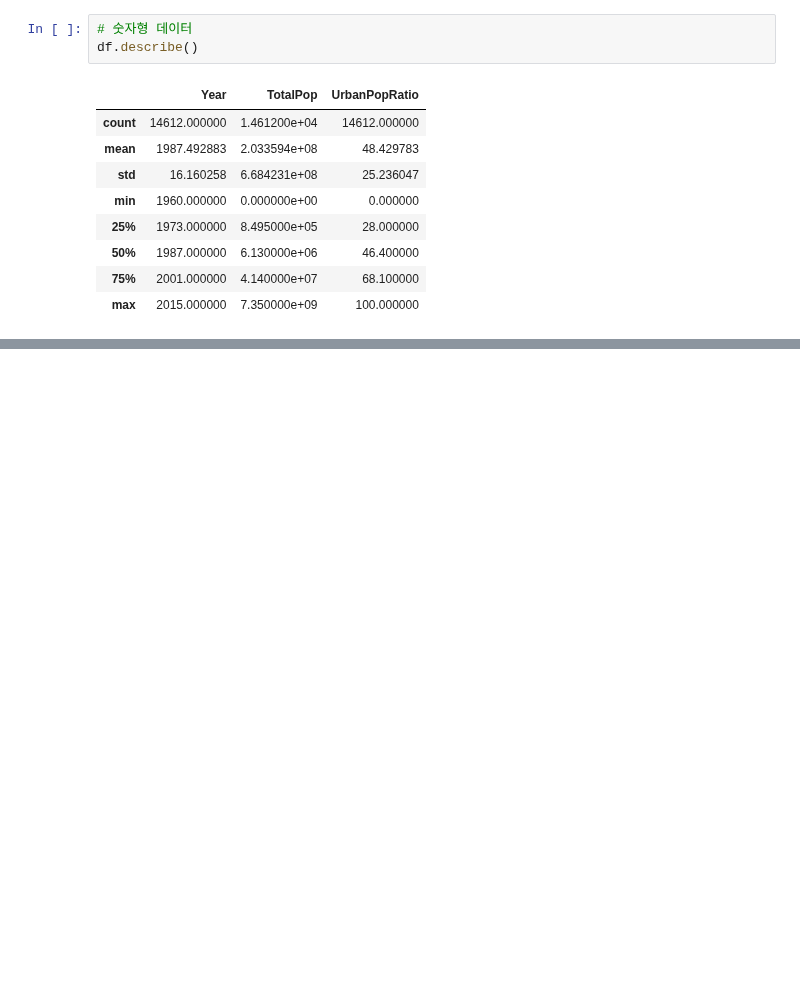
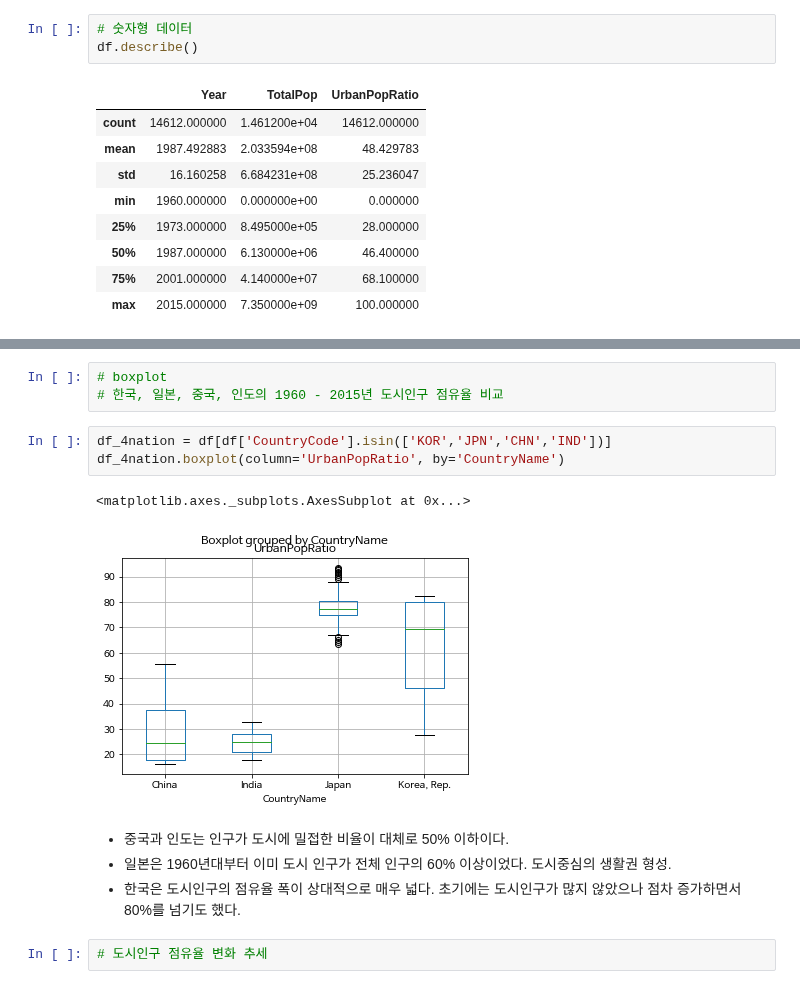
Before and after one commit to woosa7/PythonDataAnalytics, a Jupyter notebook: pystudy/DataCamp12.ipynb, the cells around one changed output, grey strips where cells are left out. Saved outputs shown, nothing was run; the diff lists cells and outputs as text; blank space fills up the shorter version.

```diff
--- a/pystudy/DataCamp12.ipynb
+++ b/pystudy/DataCamp12.ipynb
@@ -48,0 +105,15 @@ df.describe()
+# %%
+# boxplot
+# 한국, 일본, 중국, 인도의 1960 - 2015년 도시인구 점유율 비교
+# %%
+df_4nation = df[df['CountryCode'].isin(['KOR','JPN','CHN','IND'])]
+df_4nation.boxplot(column='UrbanPopRatio', by='CountryName')
+# %% [output]
+<matplotlib.axes._subplots.AxesSubplot at 0x...>
+[figure, added]
+# %% [markdown]
+* 중국과 인도는 인구가 도시에 밀접한 비율이 대체로 50% 이하이다.
+* 일본은 1960년대부터 이미 도시 인구가 전체 인구의 60% 이상이었다. 도시중심의 생활권 형성.
+* 한국은 도시인구의 점유율 폭이 상대적으로 매우 넓다. 초기에는 도시인구가 많지 않았으나 점차 증가하면서 80%를 넘기도 했다.
+# %%
+# 도시인구 점유율 변화 추세
```
Also changed, not shown: parts of 20 cells of this notebook.
